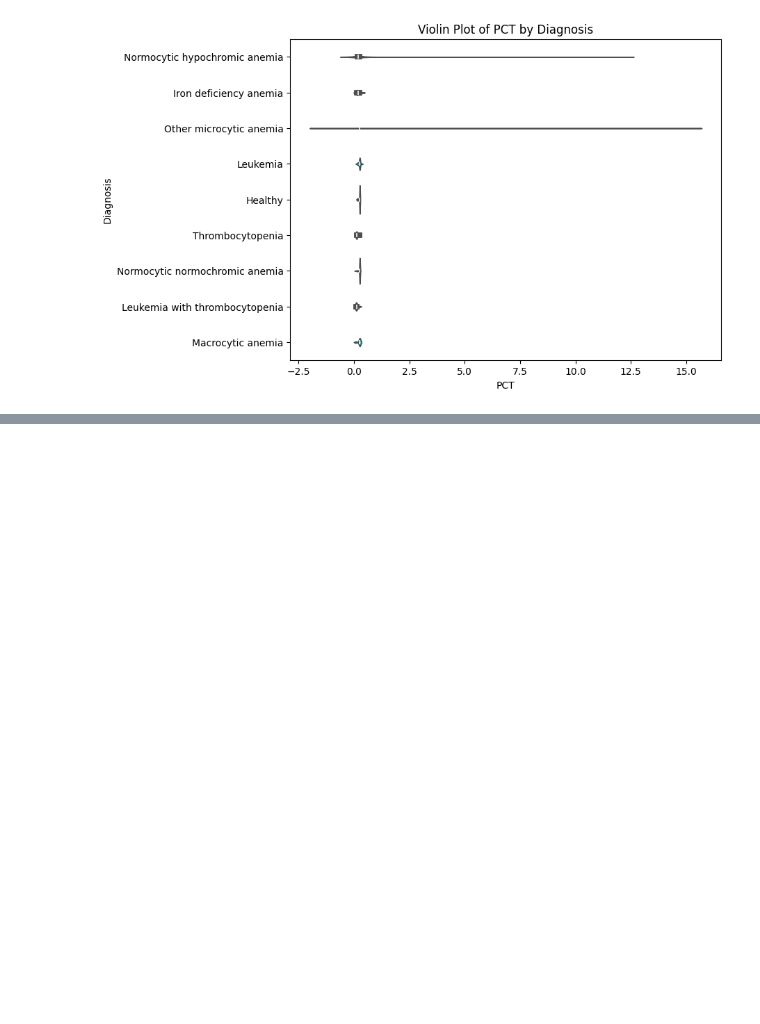
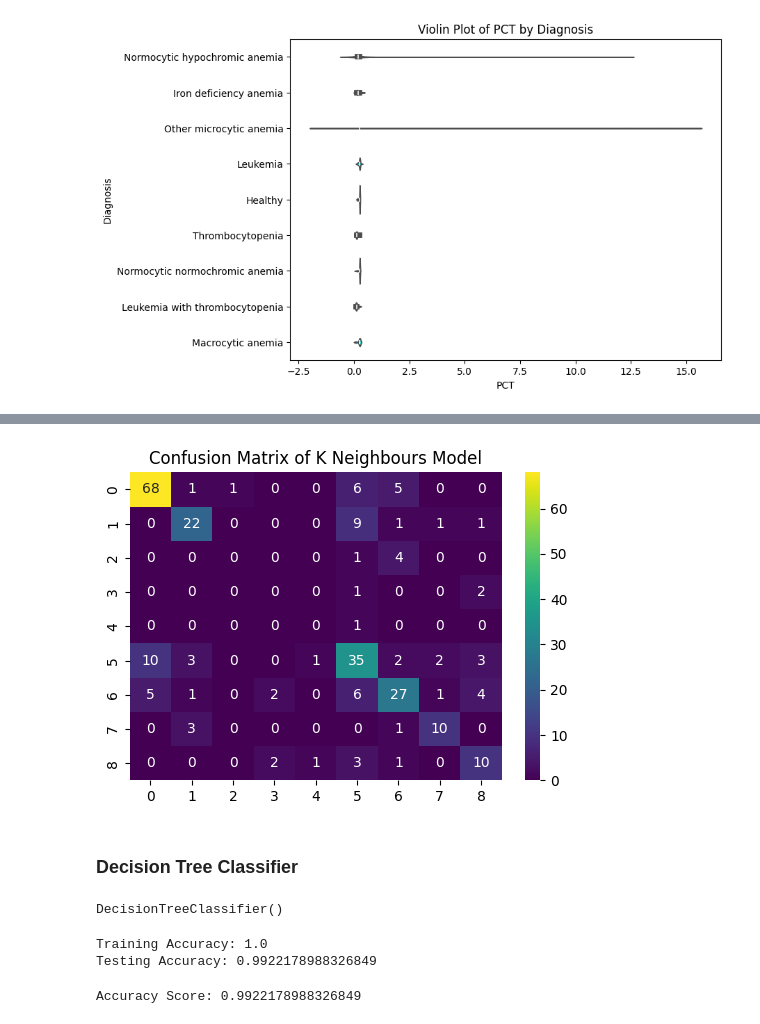
Before and after one commit to arkhash0309/HemoScope, a Jupyter notebook: Notebook.ipynb, the cells around one changed output, grey strips where cells are left out. Drawn from its saved outputs; the diff is of its cells as text; code cells hidden in the pictures; blank space fills up the shorter version.

```diff
--- a/Notebook.ipynb
+++ b/Notebook.ipynb
@@ -299,0 +484,2 @@ draw_violin_plot(df, 'Diagnosis', 'PCT')
+# %%
+y_pred = k_neighbours.predict(x_test)
@@ -299,0 +511,25 @@ draw_violin_plot(df, 'Diagnosis', 'PCT')
+# %%
+conf_matrix = confusion_matrix(y_test, y_pred)
+
+plt.figure(figsize=(6, 4))
+sns.heatmap(conf_matrix, annot=True, cmap='viridis', fmt=".0f")
+plt.title("Confusion Matrix of K Neighbours Model")
+plt.show()
+# %% [output]
+[figure, added]
+# %% [markdown]
+### Decision Tree Classifier
+# %%
+dtc = DecisionTreeClassifier()
+dtc.fit(x_train, y_train)
+# %% [output]
+DecisionTreeClassifier()
+# %%
+train_accuracy = dtc.score(x_train, y_train)
+test_accuracy = dtc.score(x_test, y_test)
+
+print(f"Training Accuracy: {train_accuracy}")
+print(f"Testing Accuracy: {test_accuracy}")
+# %% [output]
+Training Accuracy: 1.0
+Testing Accuracy: 0.9922178988326849
@@ -299,0 +538,6 @@ draw_violin_plot(df, 'Diagnosis', 'PCT')
+# %%
+accuracy = accuracy_score(y_test, y_pred)
+
+print(f"Accuracy Score: {accuracy}")
+# %% [output]
+Accuracy Score: 0.9922178988326849
```
Also changed, not shown: parts of 56 cells of this notebook.
